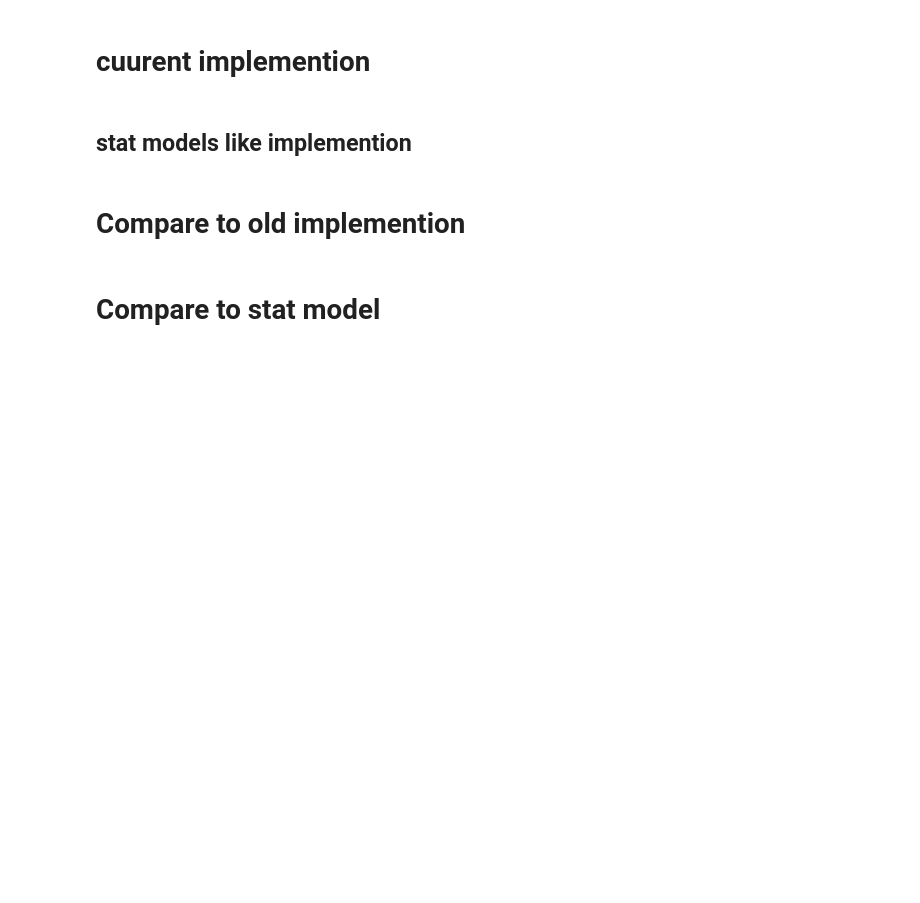
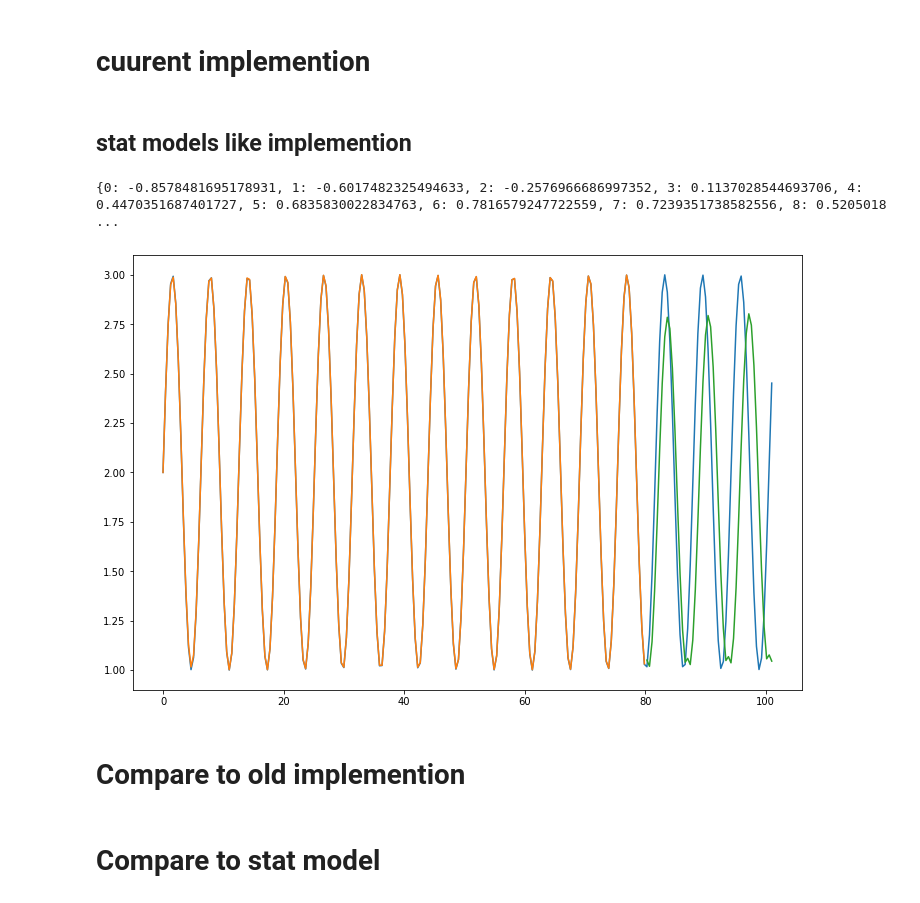
Before and after one commit to erlichsefi/Notebooks, a Jupyter notebook: Holt Winters multiple seasonality, additive and multiplicative.ipynb, the cells around one changed output. Cells and saved outputs as stored; diff of their text form; code cells hidden in the pictures; blank space fills up the shorter version.

```diff
--- a/Holt Winters multiple seasonality, additive and multiplicative.ipynb
+++ b/Holt Winters multiple seasonality, additive and multiplicative.ipynb
@@ -335,6 +336,21 @@ new_series = [30,21,29,31,40,48,53,47,37,39,31,29,17,9,20,24,27,35,41,38,
           27,31,27,26,21,13,21,18,33,35,40,36,22,24,21,20,17,14,17,19,
           26,29,40,31,20,24,18,26,17,9,17,21,28,32,46,33,23,28,22,27,
           18,8,17,21,31,34,44,38,31,30,26,32]
+# %%
+x = np.linspace(0, 101, 16*15)
+y = np.sin(x) + 2
+_y = triple_exponential_smoothing_old(y.tolist()[:-50],50, 16,0.1,0.005,0.99)
+
+import matplotlib.pylab as plt
+plt.figure(figsize=(12,8))
+plt.plot(x, y)
+plt.plot(x[:-50], _y[:-50])
+plt.plot(x[-50:], _y[-50:])
+
+plt.show()
+# %% [output]
+{0: -0.8578481695178931, 1: -0.6017482325494633, 2: -0.2576966686997352, 3: 0.1137028544693706, 4: 0.4470351687401727, 5: 0.6835830022834763, 6: 0.7816579247722559, 7: 0.7239351738582556, 8: 0.5205018 ...
+[figure, added]
 # %% [markdown]
 # Compare to old implemention
 # %%
```
Also changed, not shown: parts of 1 cell of this notebook, 20 other files.
